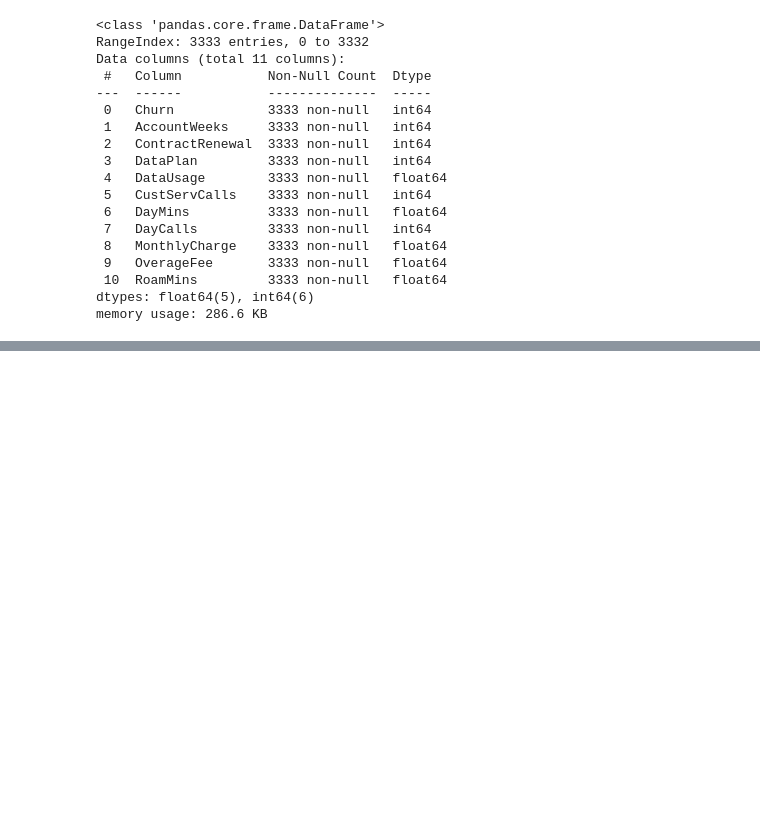
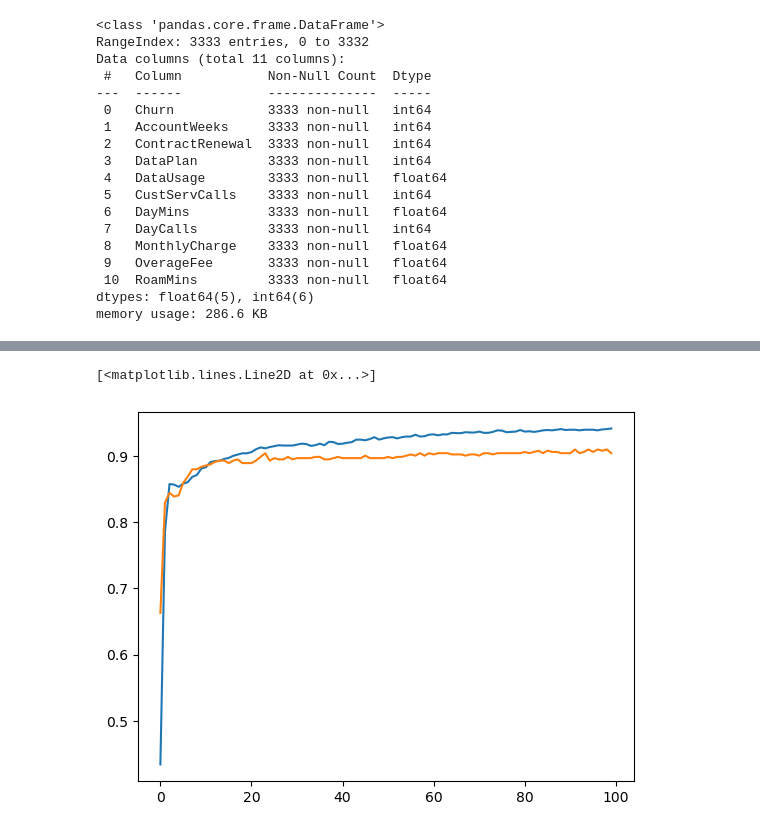
Before and after one commit to Prince1314-patel/100-days-DL, a Jupyter notebook: day6/customer_churn.ipynb, the cells around one changed output, grey strips where cells are left out. Saved outputs shown, nothing was run; the diff lists cells and outputs as text; code cells hidden in the pictures; blank space fills up the shorter version.

```diff
--- a/day6/customer_churn.ipynb
+++ b/day6/customer_churn.ipynb
@@ -79,0 +145,6 @@ ModuleNotFoundError: No module named 'tenserflow'
+# %%
+plt.plot(history.history['accuracy'])
+plt.plot(history.history['val_accuracy'])
+# %% [output]
+[<matplotlib.lines.Line2D at 0x...>]
+[figure, added]
```
Also changed, not shown: parts of 12 cells of this notebook, 2 other files.
